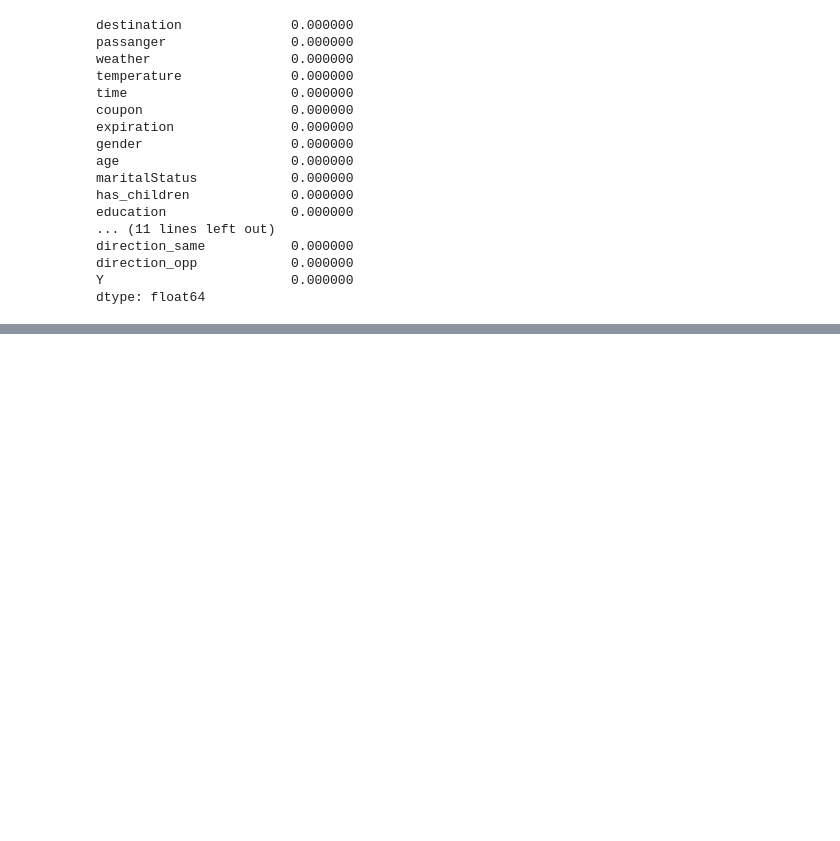
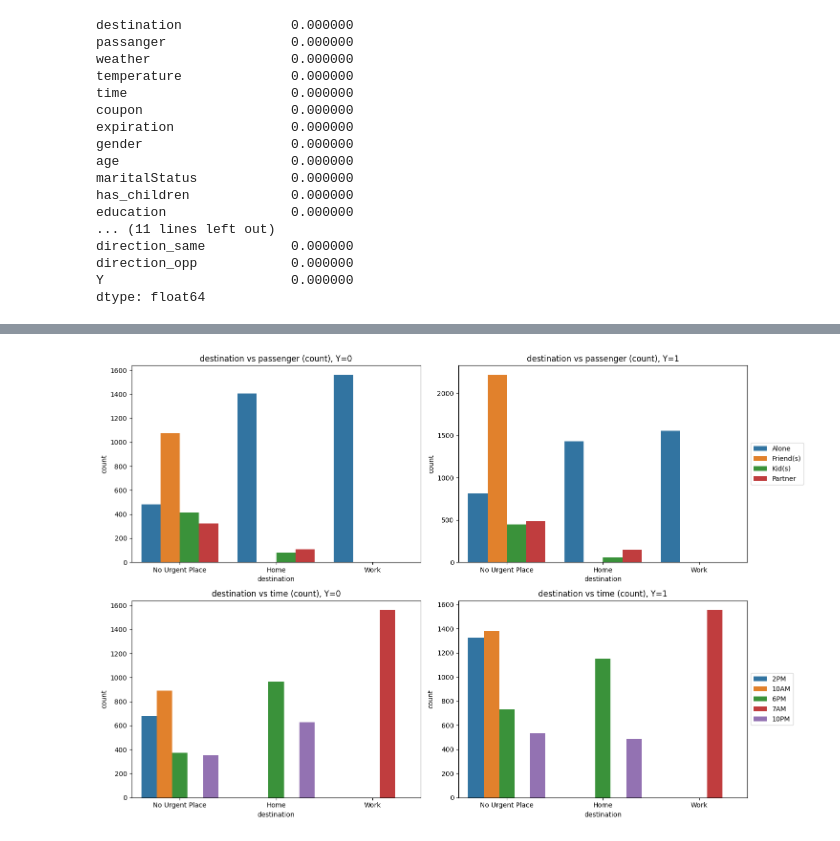
Before and after one commit to sergiomarchena16/PFG_Conductores, a Jupyter notebook: Notebook_Proyecto.ipynb, the cells around one changed output, grey strips where cells are left out. Drawn from its saved outputs; the diff is of its cells as text; code cells hidden in the pictures; blank space fills up the shorter version.

```diff
--- a/Notebook_Proyecto.ipynb
+++ b/Notebook_Proyecto.ipynb
@@ -137,3 +120,8 @@ df.describe()
 | 50% | 80.000000 | 0.000000 | 1.0 | 1.000000 | 0.000000 | 0.000000 | ... |
 | 75% | 80.000000 | 1.000000 | 1.0 | 1.000000 | 0.000000 | 0.000000 | ... |
 | max | 80.000000 | 1.000000 | 1.0 | 1.000000 | 1.000000 | 1.000000 | ... |
+# %%
+# remove duplicates
+print(df.shape)
+df = df.drop_duplicates()
+print(df.shape)
@@ -203,3 +197,13 @@ cars tiene el 99% de datos nulos
+# %%
+df.drop(['car'], axis=1, inplace=True)
+# %%
+# fill nas with mode
+
+df['CoffeeHouse'].fillna(df['CoffeeHouse'].mode()[0], inplace=True)
+df['Restaurant20To50'].fillna(df['Restaurant20To50'].mode()[0], inplace=True)
+df['CarryAway'].fillna(df['CarryAway'].mode()[0], inplace=True)
+df['RestaurantLessThan20'].fillna(df['RestaurantLessThan20'].mode()[0], inplace=True)
+df['Bar'].fillna(df['Bar'].mode()[0], inplace=True)
 # %%
 y  = df['Y'].value_counts()
 y
@@ -209,0 +238,40 @@ Name: Y, dtype: int64
+# %%
+df.drop(['direction_opp','toCoupon_GEQ5min'], axis=1, inplace=True)
+# %%
+# Define the order of unique values for each variable
+destination_order = df['destination'].unique()
+passenger_order = df['passanger'].unique()
+time_order = df['time'].unique()
+
+fig, axes = plt.subplots(2, 2, figsize=(15, 10))
+
+# Plot for 'destination' vs 'passenger', Y=0
+sns.countplot(x='destination', hue='passanger', data=df[df['Y'] == 0], ax=axes[0, 0], order=destination_order, hue_order=passenger_order)
+axes[0, 0].set_title('destination vs passenger (count), Y=0')
+axes[0, 0].legend().remove()
+
+
+# Plot for 'destination' vs 'passenger', Y=1
+sns.countplot(x='destination', hue='passanger', data=df[df['Y'] == 1], ax=axes[0, 1], order=destination_order, hue_order=passenger_order)
+axes[0, 1].set_title('destination vs passenger (count), Y=1')
+
+# Set legend on the right
+axes[0, 1].legend(loc='center left', bbox_to_anchor=(1, 0.5))
+
+# Plot for 'destination' vs 'time', Y=0
+sns.countplot(x='destination', hue='time', data=df[df['Y'] == 0], ax=axes[1, 0], order=destination_order, hue_order=time_order)
+axes[1, 0].set_title('destination vs time (count), Y=0')
+axes[1, 0].legend().remove()
+
+
+# Plot for 'destination' vs 'time', Y=1
+sns.countplot(x='destination', hue='time', data=df[df['Y'] == 1], ax=axes[1, 1], order=destination_order, hue_order=time_order)
+axes[1, 1].set_title('destination vs time (count), Y=1')
+
+# Set legend on the right
+axes[1, 1].legend(loc='center left', bbox_to_anchor=(1, 0.5))
+
+fig.tight_layout()
+plt.show()
+# %% [output]
+[figure, added]
```
Also changed, not shown: parts of 36 cells of this notebook.
